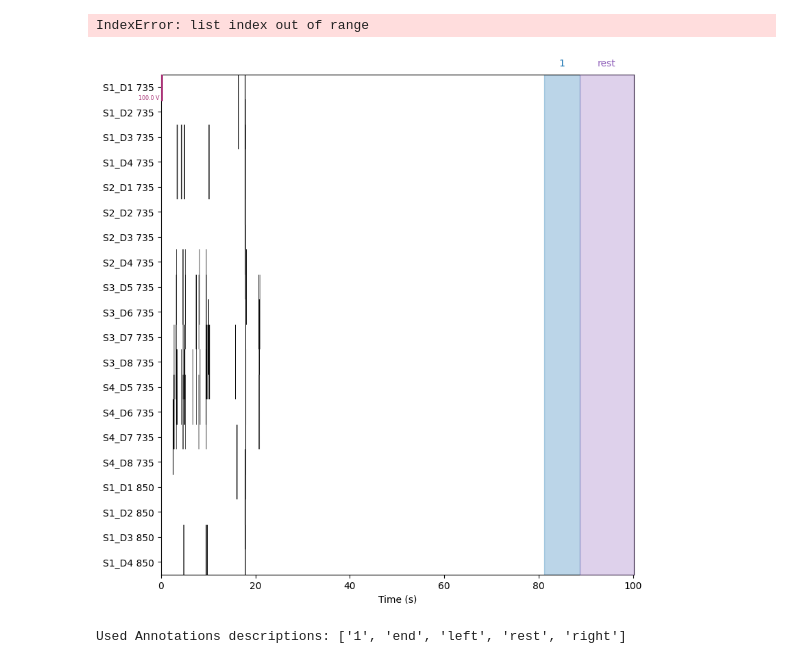
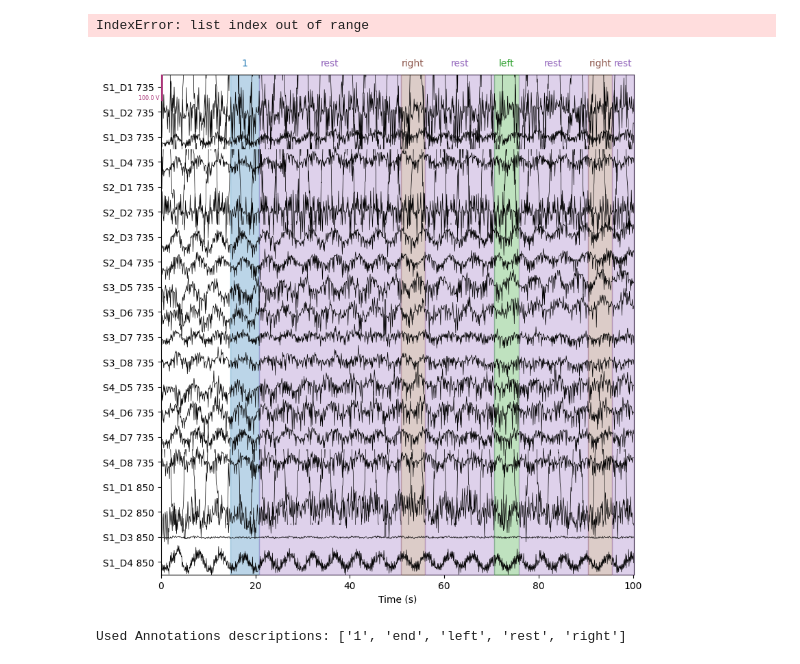
Before and after one commit to neural-imagery/signal-classifier, a Jupyter notebook: load.ipynb, the cells around one changed output. Saved outputs shown, nothing was run; the diff lists cells and outputs as text; code cells hidden in the pictures.

```diff
--- a/load.ipynb
+++ b/load.ipynb
@@ -16,7 +16,7 @@ data
 [<RawSNIRF | steve-scan9-Sep-19-2023-7-03-PM_real.snirf, 32 x 5350 (534.9 s), ~1.4 MB, data loaded>]
 # %%
 data = load_retinotopy_data()
-data = data[:1]
+# data = data[:1]
 # %% [output]
 Loading /Users/rhotter/code/signal-classifier/data/Retinotopy/Steve/steve-scan9-Sep-19-2023-7-03-PM_real.snirf
 Reading 0 ... 5349  =      0.000 ...   534.900 secs...
@@ -35,10 +35,10 @@ intensity = data[1]
 # %% [output]
 IndexError: list index out of range
 # %%
-data[0].plot(scalings={'fnirs_cw_amplitude': 50}, show_scrollbars=False, duration=100)
+data[1].plot(scalings={'fnirs_cw_amplitude': 50}, show_scrollbars=False, duration=100)
 plt.show()
 # %% [output]
-[figure, old version]
+[figure, new version]
 # %%
 events = []
 event_id = []
```
Also changed, not shown: parts of 4 cells of this notebook.
